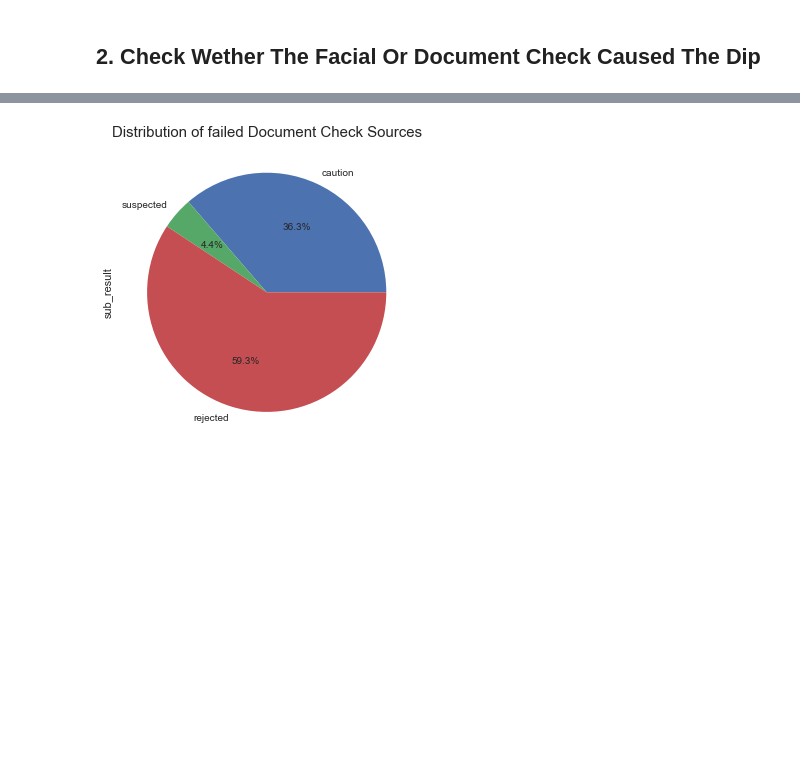
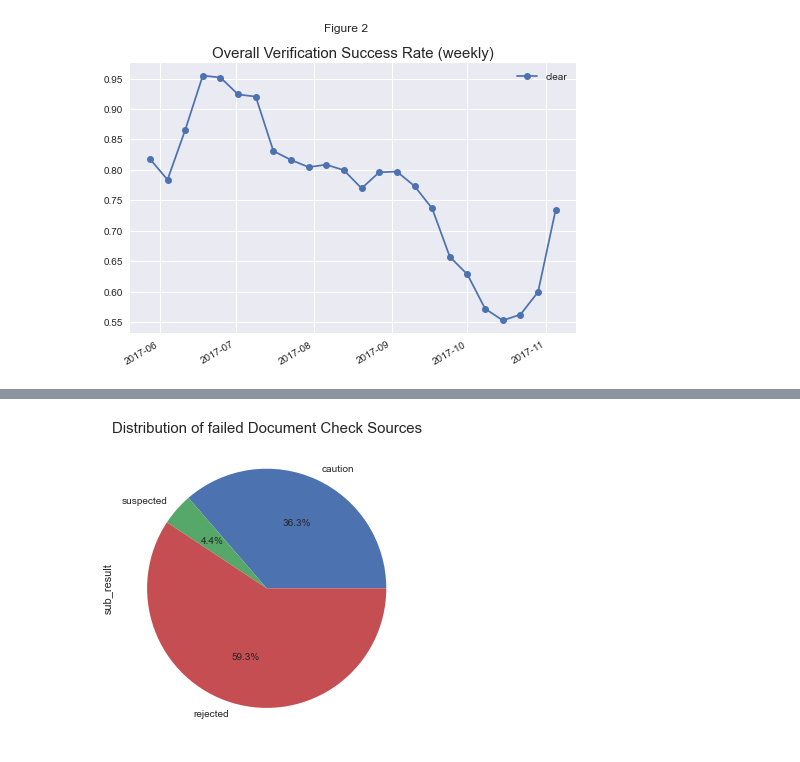
Before and after one commit to samahakk/revolut-case-study, a Jupyter notebook: kyc-challenge.ipynb, the cells around one changed output, grey strips where cells are left out. Drawn from its saved outputs; the diff is of its cells as text; code cells hidden in the pictures; blank space fills up the shorter version.

```diff
--- a/kyc-challenge.ipynb
+++ b/kyc-challenge.ipynb
@@ -53,23 +63,24 @@ Name: result, dtype: float64
 # %%
 df_merged = pd.merge(doc, facial, how='inner', on = ['user_id', 'attempt_id'])
 df_merged['created_at_x'] = pd.to_datetime(df_merged['created_at_x'])
 
 customers_clear = df_merged[(df_merged['result_x'] ==  'clear') & (df_merged['result_y']== 'clear')].groupby(pd.Grouper(key='created_at_x', freq='W'))['result_x'].count().reset_index(name='count')
 
 df_merged_full = df_merged.groupby(pd.Grouper(key='created_at_x', freq='W'))['result_x'].count().reset_index(name='count')
 
 customers_clear['clear_rate'] = customers_clear['count'] / df_merged_full['count']
 
 
 created_at = customers_clear['created_at_x']
 count = customers_clear['clear_rate']
 
 plt.style.use('seaborn')
 plt.plot_date(x = created_at, y = count, linestyle='solid', label='clear')
 plt.legend()
 plt.gcf().autofmt_xdate()
 plt.title('Overall Verification Success Rate (weekly)', fontsize=15)
+plt.suptitle('Figure 2')
 
 plt.show()
+# %% [output]
+[figure, added]
-# %% [markdown]
-## 2. Check Wether The Facial Or Document Check Caused The Dip
```
Also changed, not shown: parts of 15 cells of this notebook, 1 other file.
